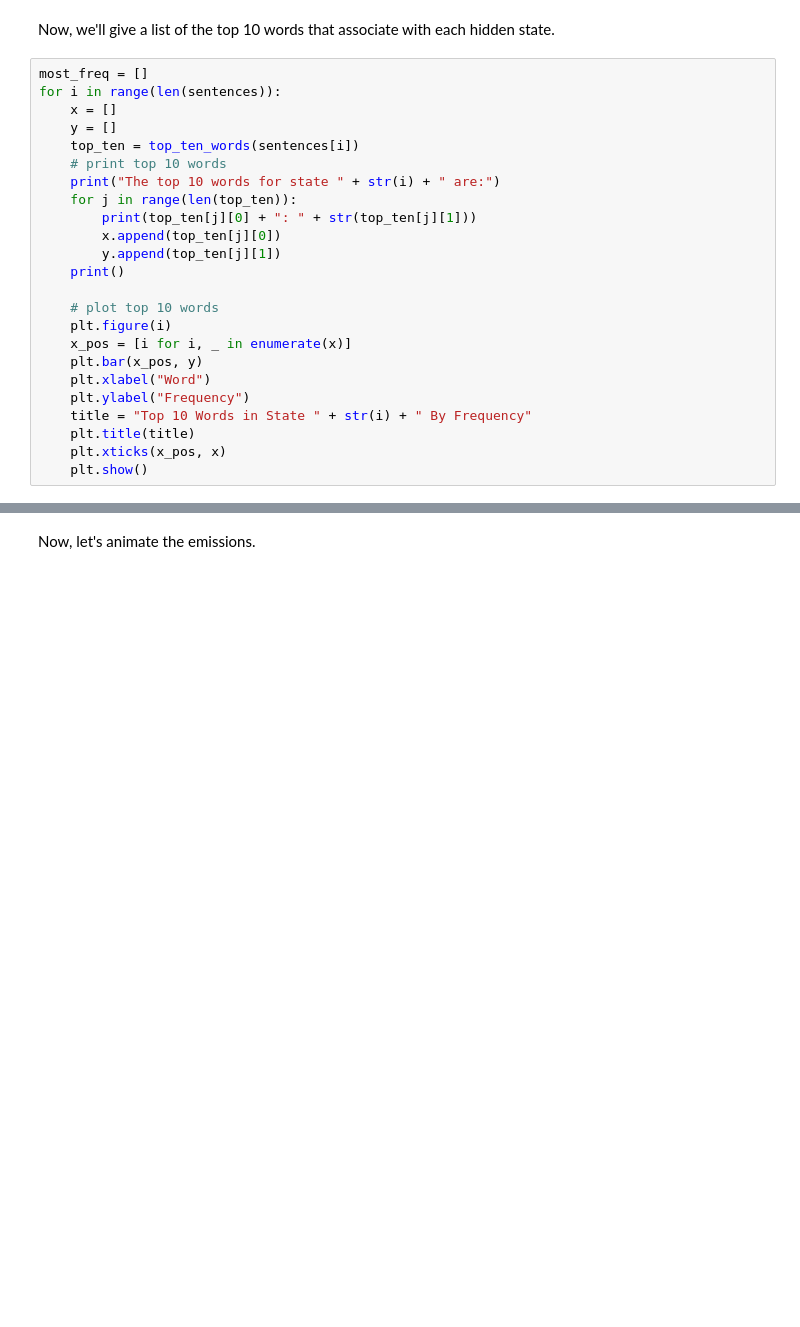
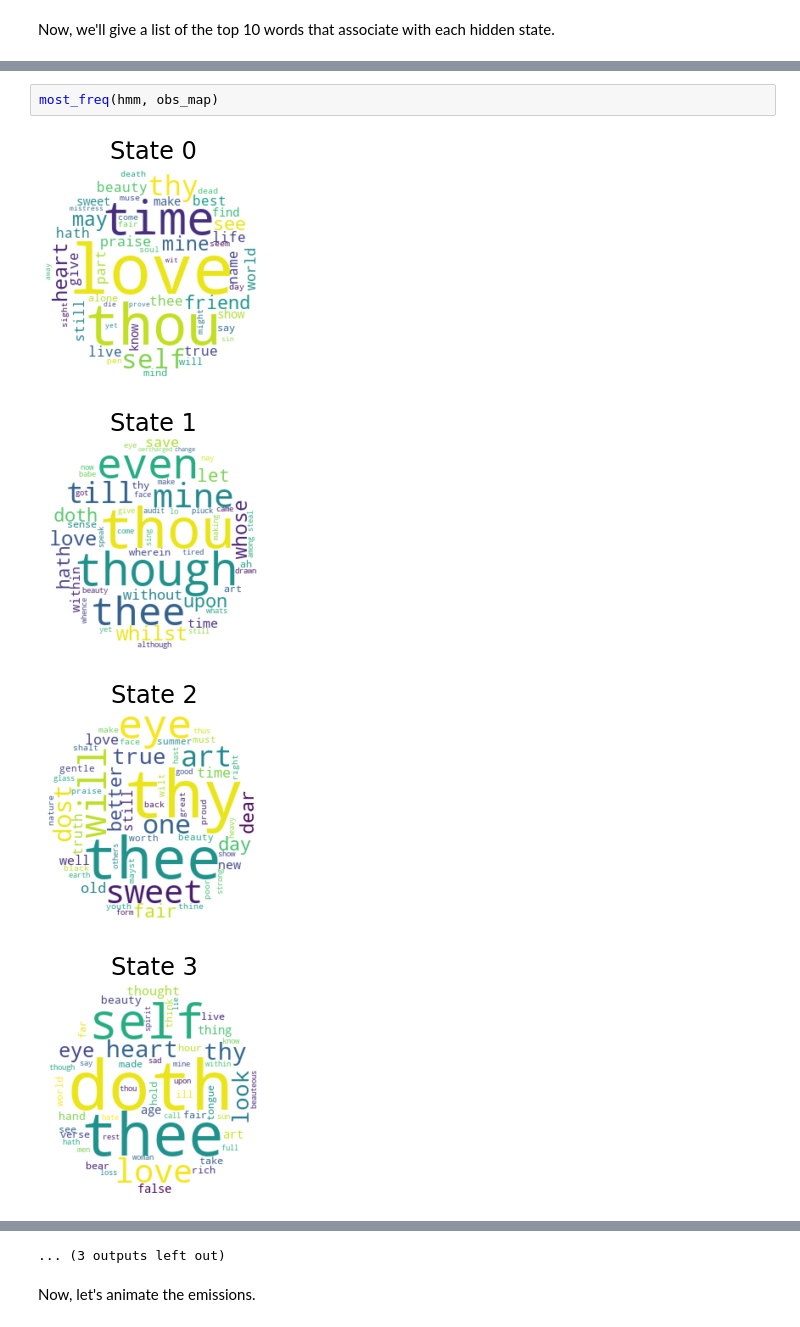
Before and after one commit to astral-grayson/cs155-poetry, a Jupyter notebook: part_8.ipynb, the cells around one changed output, grey strips where cells are left out. Saved outputs shown, nothing was run; the diff lists cells and outputs as text; blank space fills up the shorter version.

```diff
--- a/part_8.ipynb
+++ b/part_8.ipynb
@@ -55,26 +49,2 @@ wordclouds, sentences = states_to_wordclouds(hmm10, obs_map)
 # %% [markdown]
 Now, we'll give a list of the top 10 words that associate with each hidden state.
-# %%
-most_freq = []
-for i in range(len(sentences)):
-    x = []
-    y = []
-    top_ten = top_ten_words(sentences[i])
-    # print top 10 words
-    print("The top 10 words for state " + str(i) + " are:")
-    for j in range(len(top_ten)):
-        print(top_ten[j][0] + ": " + str(top_ten[j][1]))
-        x.append(top_ten[j][0])
-        y.append(top_ten[j][1])
-    print()
-
-    # plot top 10 words
-    plt.figure(i)
-    x_pos = [i for i, _ in enumerate(x)]
-    plt.bar(x_pos, y)
-    plt.xlabel("Word")
-    plt.ylabel("Frequency")
-    title = "Top 10 Words in State " + str(i) + " By Frequency"
-    plt.title(title)
-    plt.xticks(x_pos, x)
-    plt.show()
@@ -117,0 +51,7 @@ to: 611
+# %%
+most_freq(hmm, obs_map)
+# %% [output]
+[figure, added]
+[figure, added]
+[figure, added]
+[figure, added]
@@ -118,3 +106,4 @@ to: 611
+... (3 outputs left out)
 # %% [markdown]
 Now, let's animate the emissions.
 # %%
```
Also changed, not shown: parts of 6 cells of this notebook, 3 other files.
